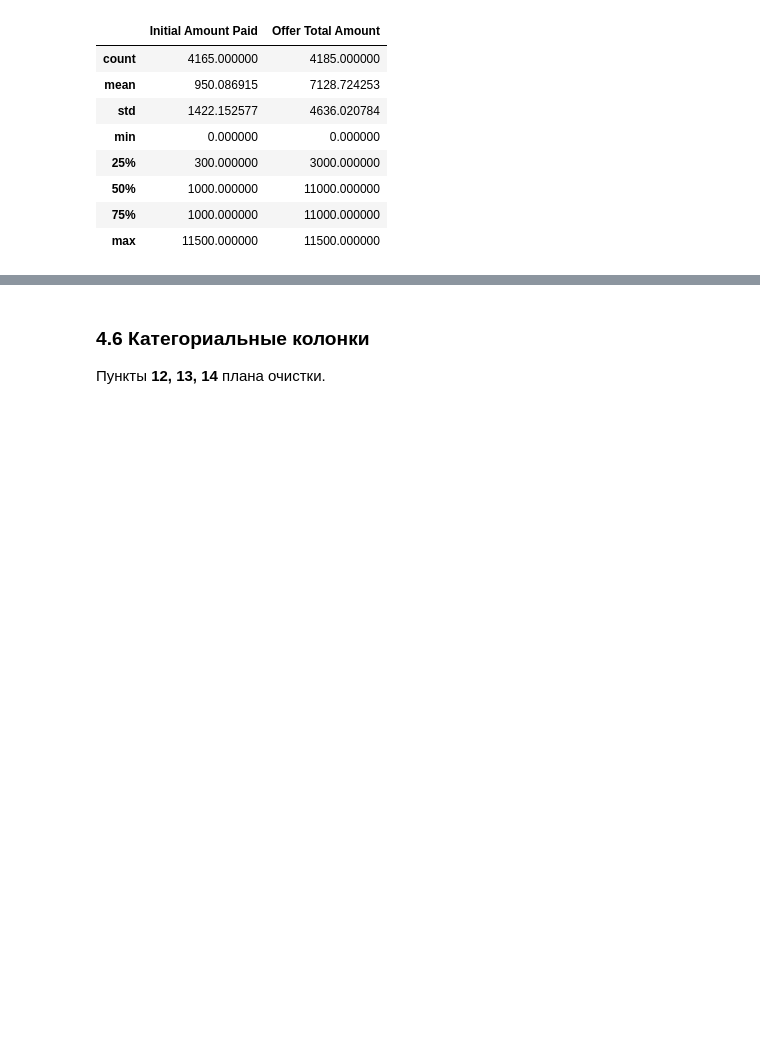
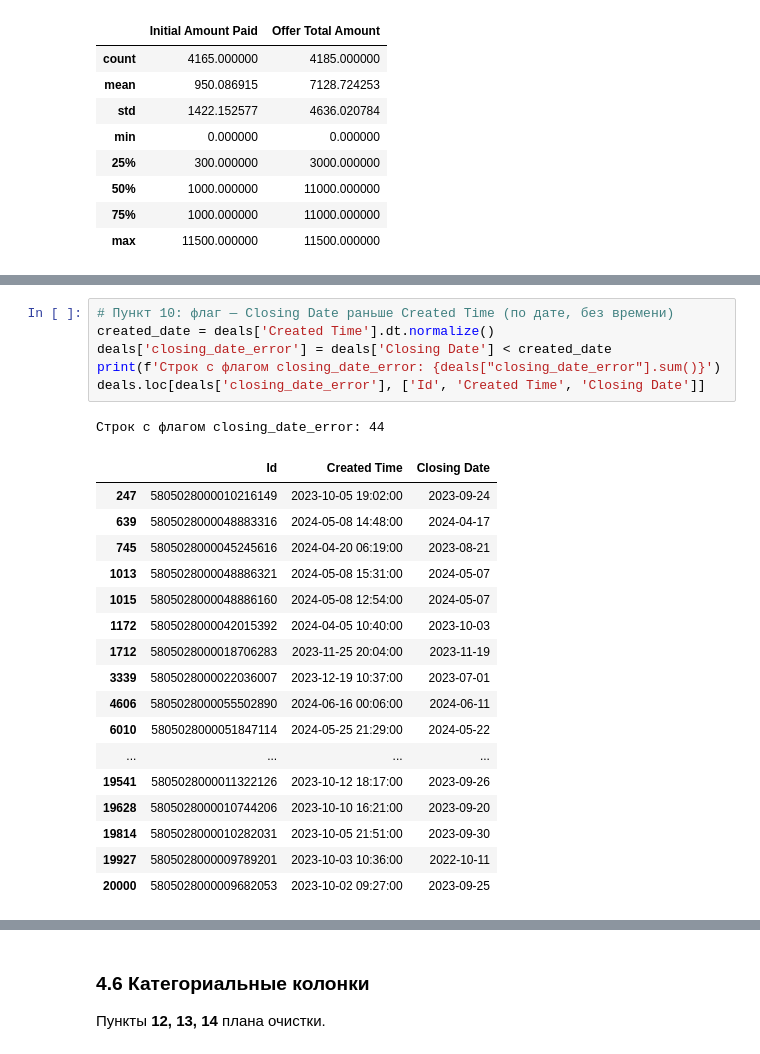
Before and after one commit to gggvitalii90/final_v2_Honcharov, a Jupyter notebook: notebooks/01_cleaning.ipynb, the cells around one changed output, grey strips where cells are left out. Drawn from its saved outputs; the diff is of its cells as text; blank space fills up the shorter version.

```diff
--- a/notebooks/01_cleaning.ipynb
+++ b/notebooks/01_cleaning.ipynb
@@ -1172,0 +1165,25 @@ print(f'Строк с флагом amount_error: {deals["amount_error"].sum()}')
+# %%
+# Пункт 10: флаг — Closing Date раньше Created Time (по дате, без времени)
+created_date = deals['Created Time'].dt.normalize()
+deals['closing_date_error'] = deals['Closing Date'] < created_date
+print(f'Строк с флагом closing_date_error: {deals["closing_date_error"].sum()}')
+deals.loc[deals['closing_date_error'], ['Id', 'Created Time', 'Closing Date']]
+# %% [output]
+Строк с флагом closing_date_error: 44
+|  | Id | Created Time | Closing Date |
+| 247 | 5805028000010216149 | 2023-10-05 19:02:00 | 2023-09-24 |
+| 639 | 5805028000048883316 | 2024-05-08 14:48:00 | 2024-04-17 |
+| 745 | 5805028000045245616 | 2024-04-20 06:19:00 | 2023-08-21 |
+| 1013 | 5805028000048886321 | 2024-05-08 15:31:00 | 2024-05-07 |
+| 1015 | 5805028000048886160 | 2024-05-08 12:54:00 | 2024-05-07 |
+| 1172 | 5805028000042015392 | 2024-04-05 10:40:00 | 2023-10-03 |
+| 1712 | 5805028000018706283 | 2023-11-25 20:04:00 | 2023-11-19 |
+| 3339 | 5805028000022036007 | 2023-12-19 10:37:00 | 2023-07-01 |
+| 4606 | 5805028000055502890 | 2024-06-16 00:06:00 | 2024-06-11 |
+| 6010 | 5805028000051847114 | 2024-05-25 21:29:00 | 2024-05-22 |
+| ... | ... | ... | ... |
+| 19541 | 5805028000011322126 | 2023-10-12 18:17:00 | 2023-09-26 |
+| 19628 | 5805028000010744206 | 2023-10-10 16:21:00 | 2023-09-20 |
+| 19814 | 5805028000010282031 | 2023-10-05 21:51:00 | 2023-09-30 |
+| 19927 | 5805028000009789201 | 2023-10-03 10:36:00 | 2022-10-11 |
+| 20000 | 5805028000009682053 | 2023-10-02 09:27:00 | 2023-09-25 |
```
Also changed, not shown: parts of 6 cells of this notebook.
